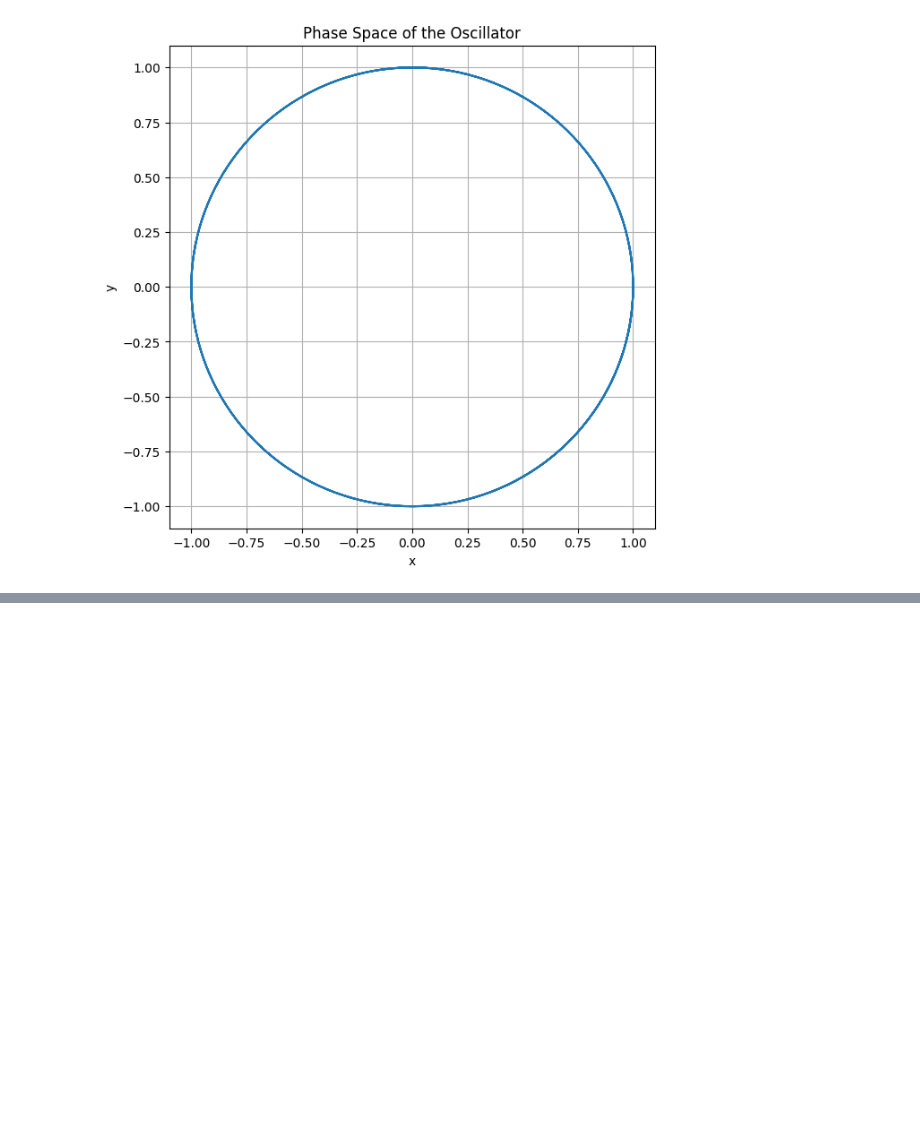
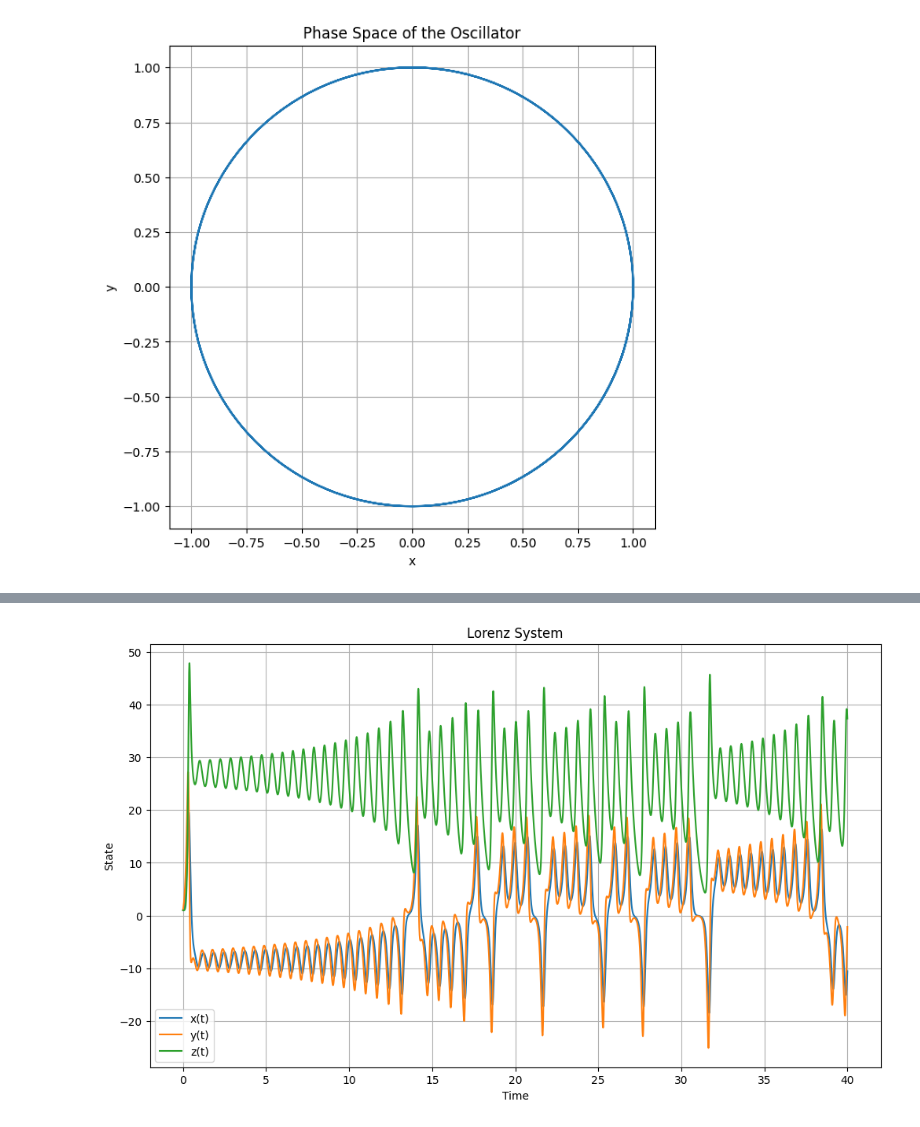
Before and after one commit to AnirbansarkarS/PINN-Research-notebooks, a Jupyter notebook: Systems of ODEs, Numerical Simulation & the Lorenz System.ipynb, the cells around one changed output, grey strips where cells are left out. Cells and saved outputs as stored; diff of their text form; code cells hidden in the pictures; blank space fills up the shorter version.

```diff
--- a/Systems of ODEs, Numerical Simulation & the Lorenz System.ipynb
+++ b/Systems of ODEs, Numerical Simulation & the Lorenz System.ipynb
@@ -239,0 +355,16 @@ plt.show()
+# %%
+initial_state = [1, 1, 1]
+
+t_eval = np.linspace(0, 40, 10000)
+
+lorenz_solution = solve_ivp(
+    lorenz,
+    (0, 40),
+    initial_state,
+    t_eval=t_eval,
+    rtol=1e-9,
+    atol=1e-11
+)
+
+print("Simulation successful:", lorenz_solution.success)
+print("Number of points:", len(lorenz_solution.t))
@@ -239,0 +384,12 @@ plt.show()
+# %%
+t = lorenz_solution.t
+
+x = lorenz_solution.y[0]
+y = lorenz_solution.y[1]
+z = lorenz_solution.y[2]
+
+print("First state:")
+print(x[0], y[0], z[0])
+
+print("\nFinal state:")
+print(x[-1], y[-1], z[-1])
@@ -239,0 +411,16 @@ plt.show()
+# %%
+plt.figure(figsize=(12, 7))
+
+plt.plot(t, x, label="x(t)")
+plt.plot(t, y, label="y(t)")
+plt.plot(t, z, label="z(t)")
+
+plt.xlabel("Time")
+plt.ylabel("State")
+plt.title("Lorenz System")
+plt.grid(True)
+plt.legend()
+
+plt.show()
+# %% [output]
+[figure, added]
```
Also changed, not shown: parts of 13 cells of this notebook.
